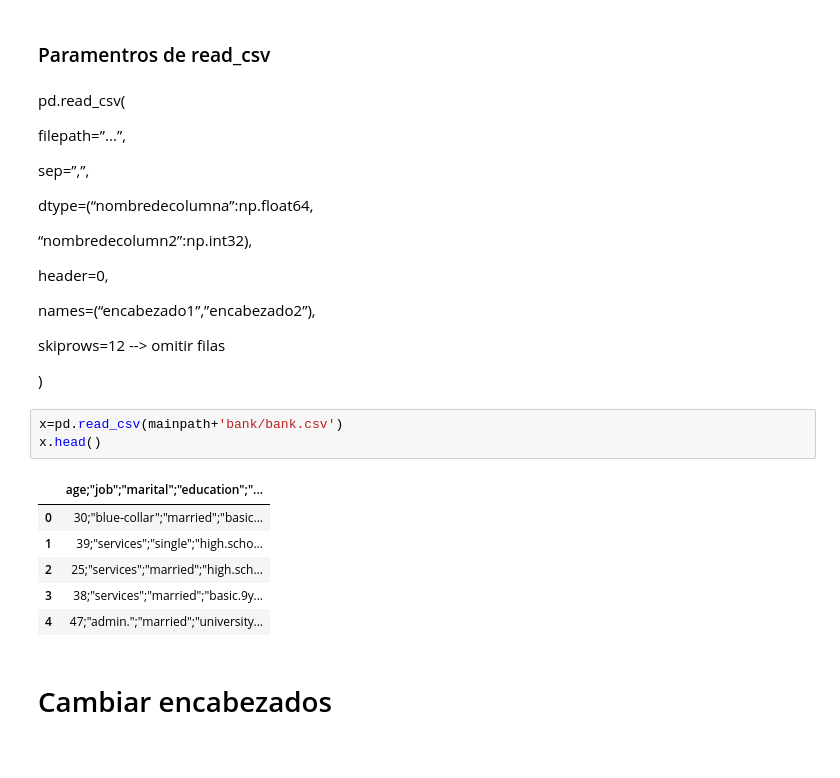
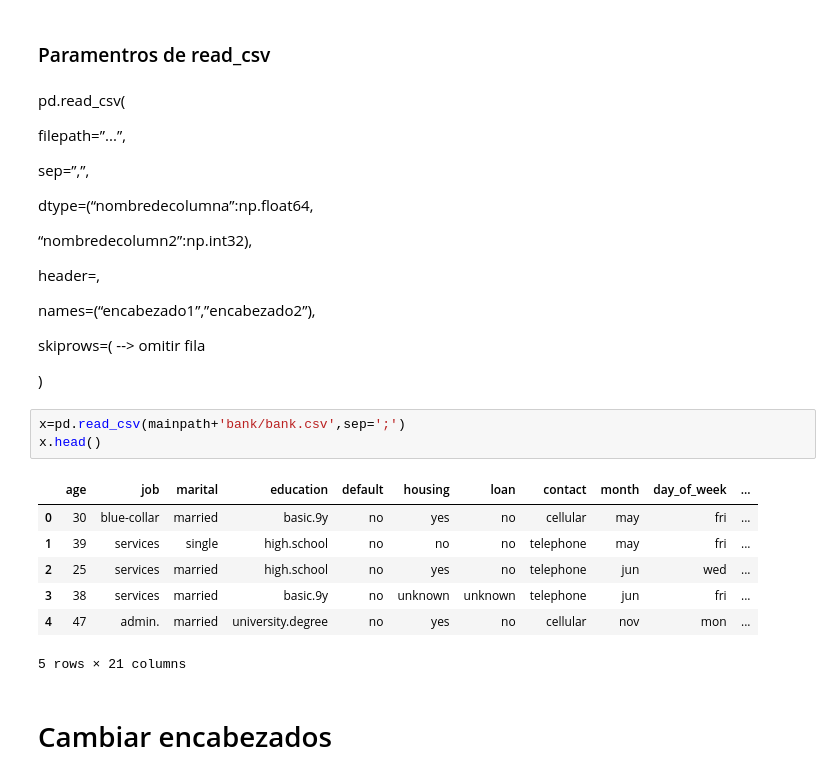
Before and after one commit to devJCM/Capacitacion_ML, a Jupyter notebook: Practica 1 (Leer Datos).ipynb, the cells around one changed output. Saved outputs shown, nothing was run; the diff lists cells and outputs as text.

```diff
--- a/Practica 1 (Leer Datos).ipynb
+++ b/Practica 1 (Leer Datos).ipynb
@@ -29,23 +48,24 @@ dtype=(“nombredecolumna”:np.float64,
 
 “nombredecolumn2”:np.int32),
 
-header=0,
+header=,
 
 names=(“encabezado1”,”encabezado2”),
 
-skiprows=12 --> omitir filas
+skiprows=( --> omitir fila
 
 )
 # %%
-x=pd.read_csv(mainpath+'bank/bank.csv')
+x=pd.read_csv(mainpath+'bank/bank.csv',sep=';')
 x.head()
 # %% [output]
-|  | age;"job";"marital";"education";"... |
-| 0 | 30;"blue-collar";"married";"basic... |
-| 1 | 39;"services";"single";"high.scho... |
-| 2 | 25;"services";"married";"high.sch... |
-| 3 | 38;"services";"married";"basic.9y... |
-| 4 | 47;"admin.";"married";"university... |
+|  | age | job | marital | education | default | housing | loan | contact | month | day_of_week | ... |
+| 0 | 30 | blue-collar | married | basic.9y | no | yes | no | cellular | may | fri | ... |
+| 1 | 39 | services | single | high.school | no | no | no | telephone | may | fri | ... |
+| 2 | 25 | services | married | high.school | no | yes | no | telephone | jun | wed | ... |
+| 3 | 38 | services | married | basic.9y | no | unknown | unknown | telephone | jun | fri | ... |
+| 4 | 47 | admin. | married | university.degree | no | yes | no | cellular | nov | mon | ... |
+5 rows × 21 columns
 # %% [markdown]
 # Cambiar encabezados
 # %%
```
Also changed, not shown: parts of 8 cells of this notebook, 17 other files.
